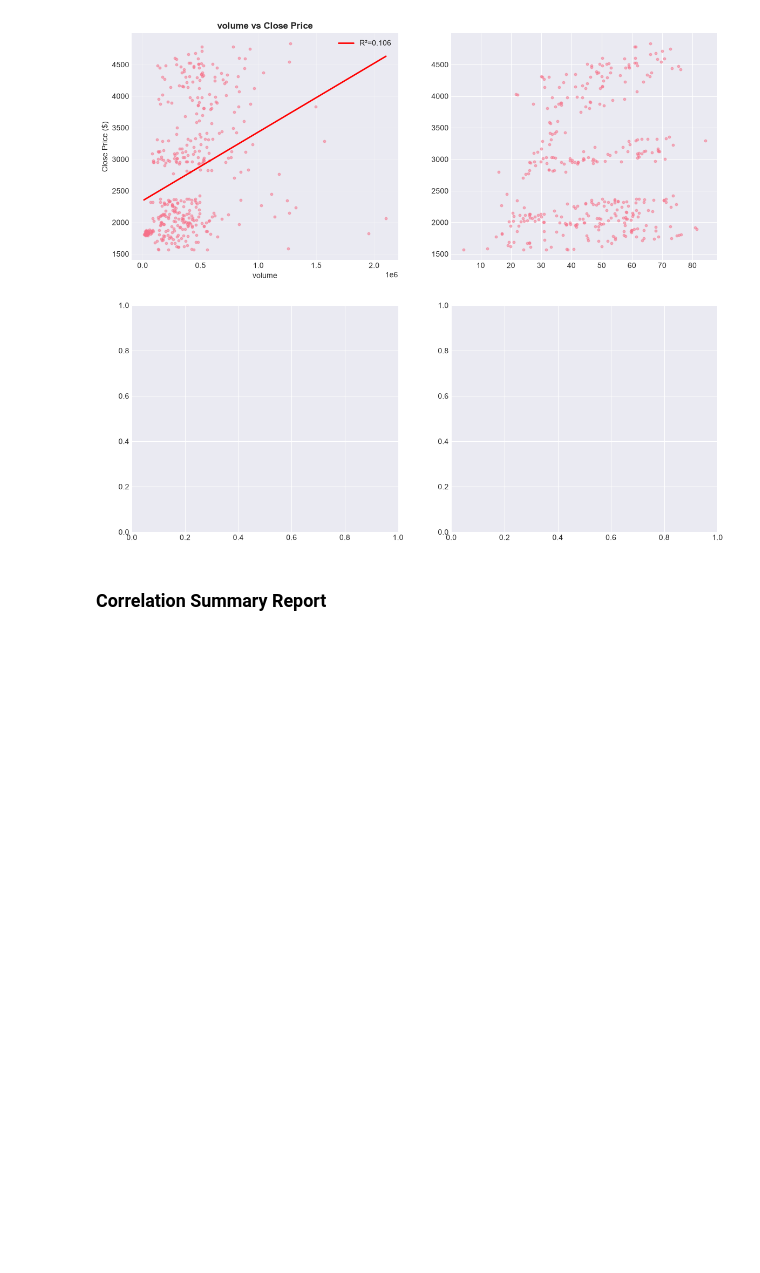
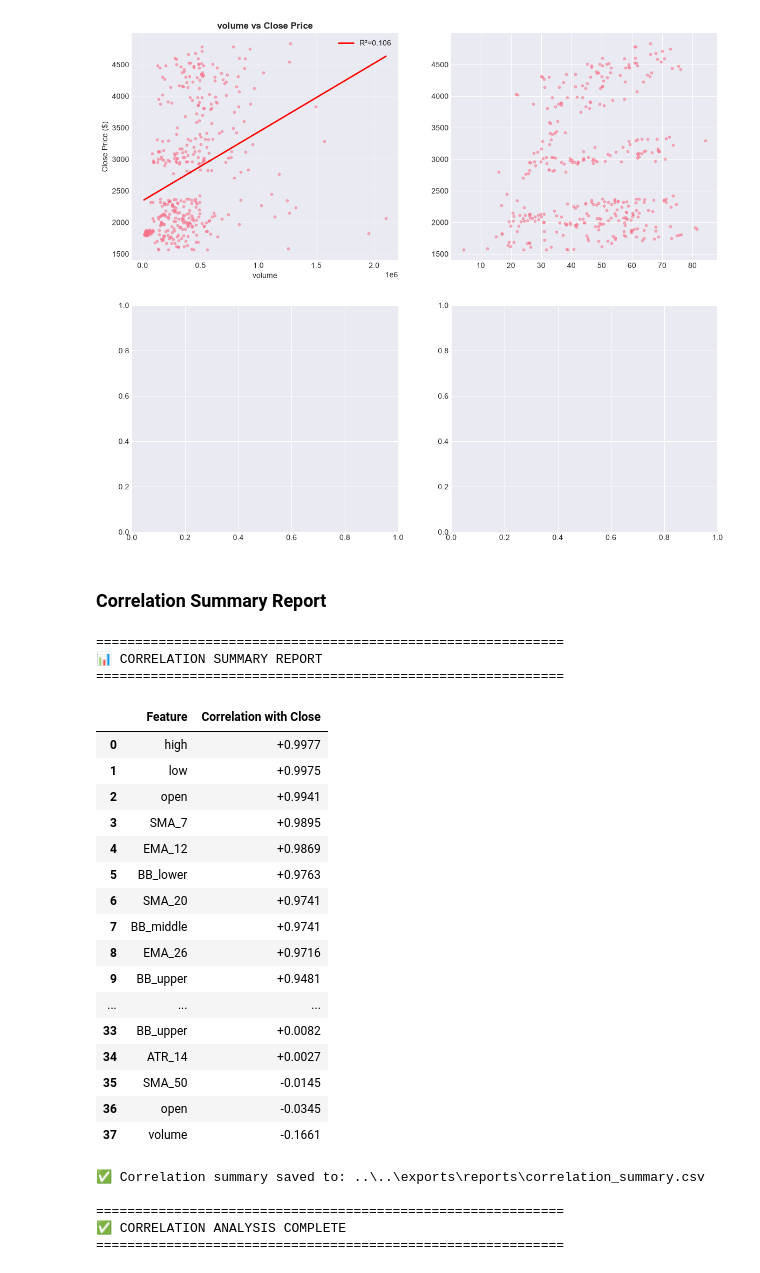
Before and after one commit to sachinchakrawarti/myprojets, a Jupyter notebook: projects/ethereum/manually/server/notebooks/ohlcv/notebooks/01_eda_exploratory_data_analysis/03_correlation_analysis.ipynb, the cells around one changed output. Cells and saved outputs as stored; diff of their text form; code cells hidden in the pictures; blank space fills up the shorter version.

```diff
--- a/projects/ethereum/manually/server/notebooks/ohlcv/notebooks/01_eda_exploratory_data_analysis/03_correlation_analysis.ipynb
+++ b/projects/ethereum/manually/server/notebooks/ohlcv/notebooks/01_eda_exploratory_data_analysis/03_correlation_analysis.ipynb
@@ -407,3 +407,76 @@ TypeError: expected x and y to have same length
 [figure]
 # %% [markdown]
 ### Correlation Summary Report
+# %%
+# ====================================================================
+# 📊 CORRELATION SUMMARY REPORT
+# ====================================================================
+
+print("=" * 60)
+print("📊 CORRELATION SUMMARY REPORT")
+print("=" * 60)
+
+# Create summary report
+summary_data = []
+
+# Top correlations with close
+if 'close' in corr_matrix.columns:
+    close_corr = corr_matrix['close'].sort_values(ascending=False)
+    summary_data.append(['Feature', 'Correlation with Close'])
+    for col, val in close_corr.items():
+        if col != 'close':
+            summary_data.append([col, f"{val:+.4f}"])
+
+# Top correlations with returns
+if 'returns' in corr_matrix.columns:
+    if summary_data:
+        summary_data.append([])
+        summary_data.append(['Feature', 'Correlation with Returns'])
+    returns_corr = corr_matrix['returns'].sort_values(ascending=False)
+    for col, val in returns_corr.items():
+        if col != 'returns':
+            summary_data.append([col, f"{val:+.4f}"])
+
+# Create DataFrame for display
+if len(summary_data) > 1:
+    summary_df = pd.DataFrame(summary_data[1:], columns=summary_data[0])
+    display(summary_df)
+
+    # Save to CSV
+    try:
+        exports_dir = Path('../../exports/reports')
+        exports_dir.mkdir(parents=True, exist_ok=True)
+        summary_df.to_csv(exports_dir / 'correlation_summary.csv', index=False)
+        print(f"\n✅ Correlation summary saved to: {exports_dir / 'correlation_summary.csv'}")
+    except Exception as e:
+        print(f"\n⚠️ Could not save: {e}")
+
+print("\n" + "=" * 60)
+print("✅ CORRELATION ANALYSIS COMPLETE")
+print("=" * 60)
+# %% [output]
+============================================================
+📊 CORRELATION SUMMARY REPORT
+============================================================
+|  | Feature | Correlation with Close |
+| 0 | high | +0.9977 |
+| 1 | low | +0.9975 |
+| 2 | open | +0.9941 |
+| 3 | SMA_7 | +0.9895 |
+| 4 | EMA_12 | +0.9869 |
+| 5 | BB_lower | +0.9763 |
+| 6 | SMA_20 | +0.9741 |
+| 7 | BB_middle | +0.9741 |
+| 8 | EMA_26 | +0.9716 |
+| 9 | BB_upper | +0.9481 |
+| ... | ... | ... |
+| 33 | BB_upper | +0.0082 |
+| 34 | ATR_14 | +0.0027 |
+| 35 | SMA_50 | -0.0145 |
+| 36 | open | -0.0345 |
+| 37 | volume | -0.1661 |
+✅ Correlation summary saved to: ..\..\exports\reports\correlation_summary.csv
+
+============================================================
+✅ CORRELATION ANALYSIS COMPLETE
+============================================================
```
Also changed, not shown: 3 other files.
